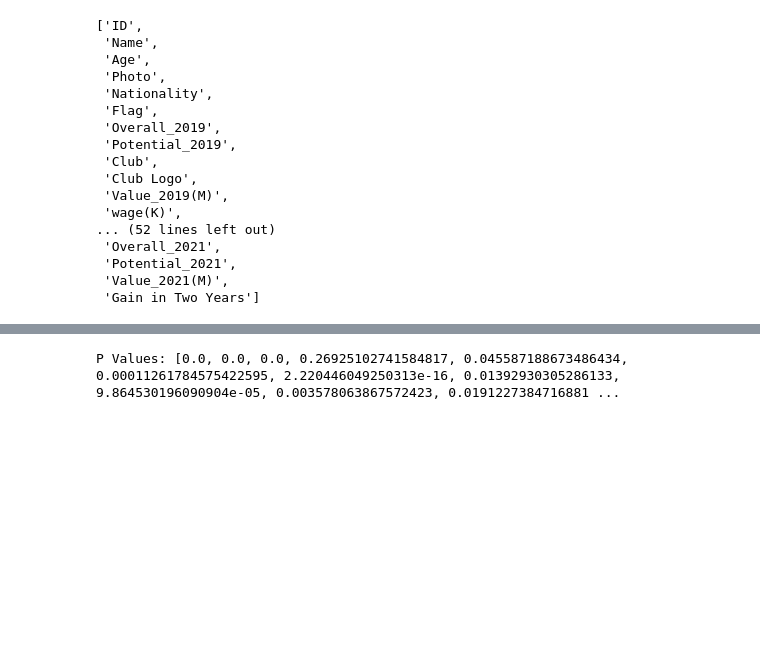
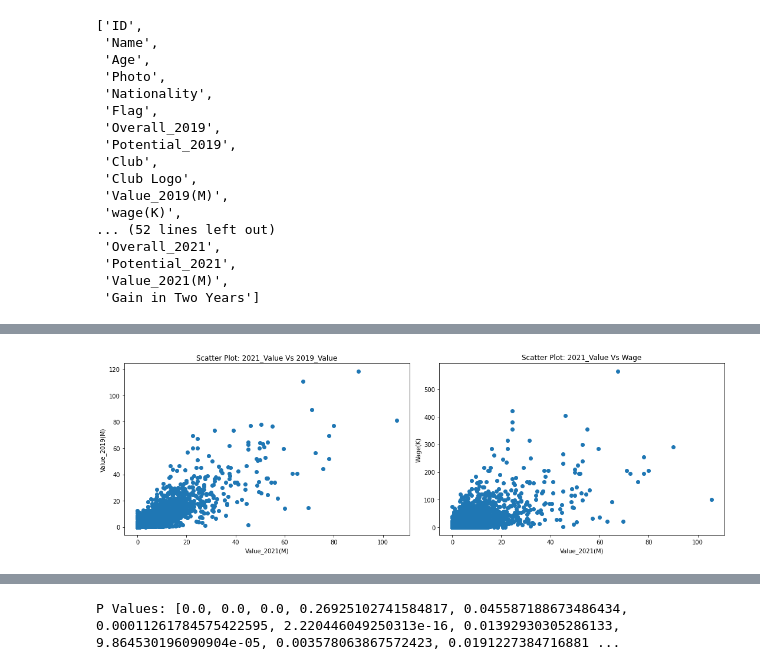
Before and after one commit to Gooner12/FIFA_2019, a Jupyter notebook: FIFA_gain_predict.ipynb, the cells around one changed output, grey strips where cells are left out. Saved outputs shown, nothing was run; the diff lists cells and outputs as text; code cells hidden in the pictures; blank space fills up the shorter version.

```diff
--- a/FIFA_gain_predict.ipynb
+++ b/FIFA_gain_predict.ipynb
@@ -853,0 +886,15 @@ MAE: 1.200507
+# %%
+fig, (ax1,ax2) = plt.subplots(1, 2, figsize=(15,5))
+# using first scatter plot for Average Potential and the second for Average Overall
+ax1.scatter(temp_pd['Value_2021(M)'], temp_pd['Value_2019(M)'])
+ax2.scatter(temp_pd['Value_2021(M)'], temp_pd['wage(K)'])
+ax1.set_xlabel('Value_2021(M)')
+ax1.set_ylabel('Value_2019(M)')
+ax1.set_title('Scatter Plot: 2021_Value Vs 2019_Value')
+ax2.set_xlabel('Value_2021(M)')
+ax2.set_ylabel('Wage(K)')
+ax2.set_title('Scatter Plot: 2021_Value Vs Wage')
+fig.tight_layout()
+plt.show()
+# %% [output]
+[figure, added]
```
Also changed, not shown: parts of 32 cells of this notebook.
